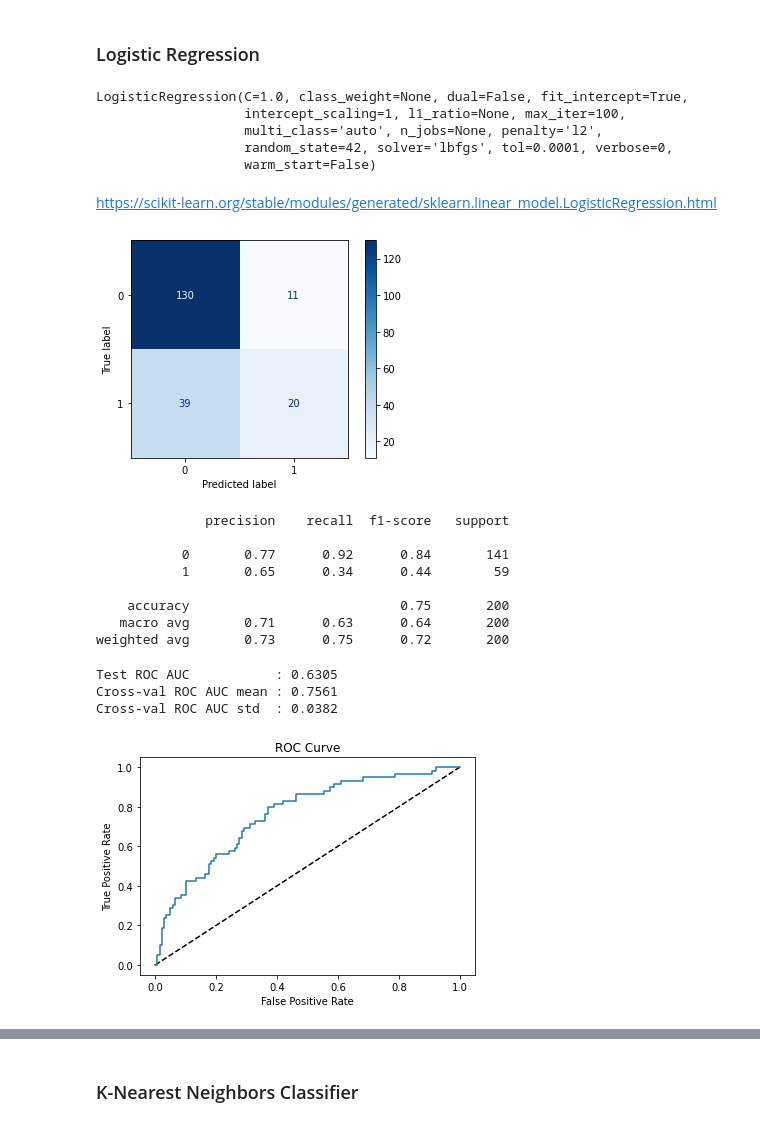
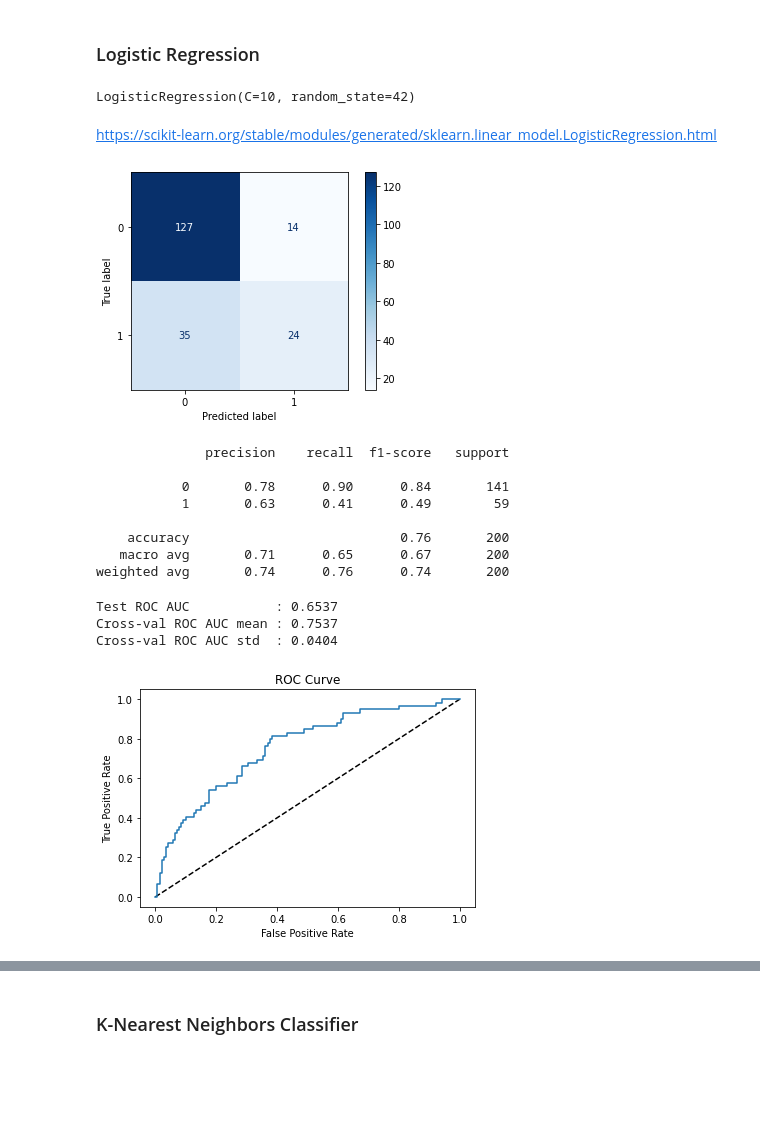
Before and after one commit to ai-academy-ro/IBR_ML_Python, a Jupyter notebook: 5.0_ML Programming_Predicting credit risk.ipynb, the cells around one changed output, grey strips where cells are left out. Drawn from its saved outputs; the diff is of its cells as text; code cells hidden in the pictures; blank space fills up the shorter version.

```diff
--- a/5.0_ML Programming_Predicting credit risk.ipynb
+++ b/5.0_ML Programming_Predicting credit risk.ipynb
@@ -194,7 +196,9 @@ X_test_scaled = min_max_scaler.transform(X_test)
 # %%
 # Evaluate results based on the confusion matrix
-def plot_cm(model, X_test, y_test):
-  plot_confusion_matrix(model, X_test, y_test, values_format='d', cmap='Blues')
+from sklearn.metrics import ConfusionMatrixDisplay
+
+def plot_cm(y_test, y_pred):
+  ConfusionMatrixDisplay.from_predictions(y_test, y_pred, values_format='d', cmap='Blues')
   plt.show()
 # %%
 # Evaluate model performance
@@ -230,14 +234,10 @@ def plot_roc_curve(model, X_test, y_test):
 from sklearn.linear_model import LogisticRegression
 # %%
 # train the model
-model_LR = LogisticRegression(random_state=42)
+model_LR = LogisticRegression(random_state=42, C=10)
 model_LR.fit(X_train_scaled, y_train)
 # %% [output]
-LogisticRegression(C=1.0, class_weight=None, dual=False, fit_intercept=True,
-                   intercept_scaling=1, l1_ratio=None, max_iter=100,
-                   multi_class='auto', n_jobs=None, penalty='l2',
-                   random_state=42, solver='lbfgs', tol=0.0001, verbose=0,
-                   warm_start=False)
+LogisticRegression(C=10, random_state=42)
 # %% [markdown]
 https://scikit-learn.org/stable/modules/generated/sklearn.linear_model.LogisticRegression.html
 # %%
@@ -245,33 +245,33 @@ https://scikit-learn.org/stable/modules/generated/sklearn.linear_model.LogisticR
 y_pred = model_LR.predict(X_test_scaled)
 # %%
 # Evaluate results based on the confusion matrix
-plot_cm(model_LR, X_test_scaled, y_test)
+plot_cm(y_test,y_pred)
 # %% [output]
-[figure, old version]
+[figure, new version]
 # %%
 # Evaluate model performance
 clasif_report(y_test,y_pred)
 # %% [output]
               precision    recall  f1-score   support
 
-           0       0.77      0.92      0.84       141
-           1       0.65      0.34      0.44        59
+           0       0.78      0.90      0.84       141
+           1       0.63      0.41      0.49        59
 
-    accuracy                           0.75       200
-   macro avg       0.71      0.63      0.64       200
-weighted avg       0.73      0.75      0.72       200
+    accuracy                           0.76       200
+   macro avg       0.71      0.65      0.67       200
+weighted avg       0.74      0.76      0.74       200
 # %%
 # Determine model robustness
 roc_auc(model_LR, X_train_scaled, y_train, y_test, y_pred, 5)
 # %% [output]
-Test ROC AUC           : 0.6305
-Cross-val ROC AUC mean : 0.7561
-Cross-val ROC AUC std  : 0.0382
+Test ROC AUC           : 0.6537
+Cross-val ROC AUC mean : 0.7537
+Cross-val ROC AUC std  : 0.0404
 # %%
 #Plotting the ROC curve
 plot_roc_curve(model_LR, X_test_scaled, y_test)
 # %% [output]
-[figure, old version]
+[figure, new version]
 # %%
 # Print intercept and coefficients
 print ('Model intercept: '+str(model_LR.intercept_))
```
Also changed, not shown: parts of 33 cells of this notebook, 6 other files.
